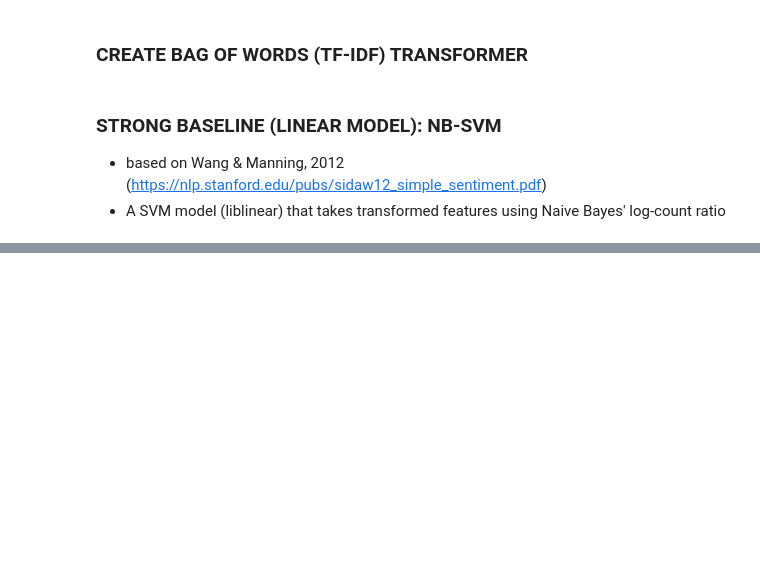
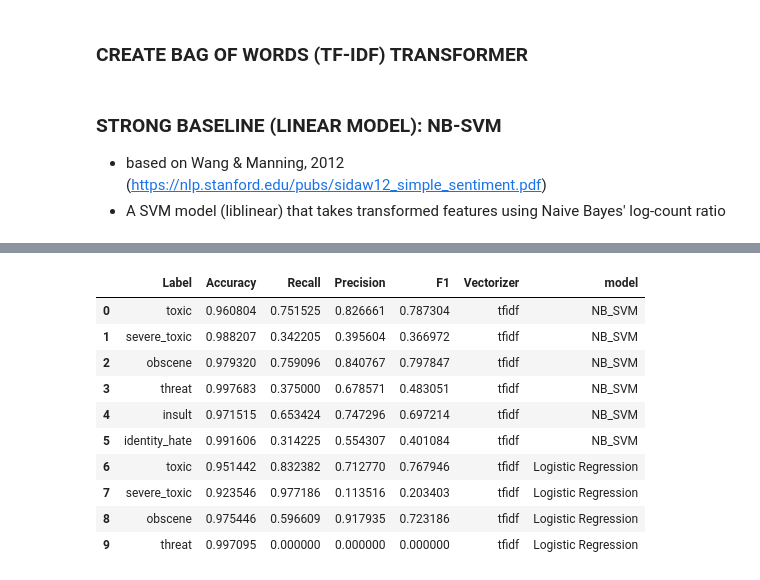
Before and after one commit to guolin1/NLP_ToxicCommentClassification, a Jupyter notebook: notebooks/2_tfidf.ipynb, the cells around one changed output, grey strips where cells are left out. Saved outputs shown, nothing was run; the diff lists cells and outputs as text; code cells hidden in the pictures; blank space fills up the shorter version.

Commit message:
reran and saved results

```diff
--- a/notebooks/2_tfidf.ipynb
+++ b/notebooks/2_tfidf.ipynb
@@ -31,6 +33,8 @@ tfidf = TfidfVectorizer(ngram_range=(1,2),
 
 X_train = tfidf.fit_transform(train['comment_text'])      # vectorized train x
 X_valid = tfidf.transform(valid['comment_text'])          # vectorized valid x
+# %%
+results = pd.DataFrame(columns=['Label','Accuracy', 'Recall', 'Precision', 'F1', 'Vectorizer', 'model'])
 # %% [markdown]
 ### STRONG BASELINE (LINEAR MODEL): NB-SVM
 - based on Wang & Manning, 2012 (https://nlp.stanford.edu/pubs/sidaw12_simple_sentiment.pdf)
@@ -102,14 +94,0 @@ Results for identity_hate comments: Accuracy - 0.42; Precision - 0.02; Recall -
-# %%
-for label in labels:
-    # Create & Fit model
-    m = LinearSVC(class_weight='balanced')
-    m.fit(X_train, train[label])
-    # Get predictions
-    preds = m.predict(X_valid)
-    # Evaluate predictions
-    print('Results for {0} comments: Accuracy - {1:.2f}; Precision - {2:.2f}; Recall - {3:.2f}; F1 - {4:.2f}'.format(
-                                    label,
-                                    accuracy_score(valid[label], preds),
-                                    precision_score(valid[label], preds),
-                                    recall_score(valid[label], preds),
-                                    f1_score(valid[label], preds)))
@@ -125,16 +94,0 @@ Results for identity_hate comments: Accuracy - 0.99; Precision - 0.51; Recall -
-# %%
-for label in labels:
-    # Create & Fit model
-    m = XGBClassifier(n_estimators=100,
-                      scale_pos_weight= sum(train[label]==0) / sum(train[label]==1),
-                      n_jobs=-1)
-    m.fit(X_train, train[label])
-    # Get predictions
-    preds = m.predict(X_valid)
-    # Evaluate predictions
-    print('Results for {0} comments: Accuracy - {1:.2f}; Precision - {2:.2f}; Recall - {3:.2f}; F1 - {4:.2f}'.format(
-                                    label,
-                                    accuracy_score(valid[label], preds),
-                                    precision_score(valid[label], preds),
-                                    recall_score(valid[label], preds),
-                                    f1_score(valid[label], preds)))
@@ -147,0 +164,14 @@ Results for identity_hate comments: Accuracy - 0.98; Precision - 0.25; Recall -
+# %%
+results.head(10)
+# %% [output]
+|  | Label | Accuracy | Recall | Precision | F1 | Vectorizer | model |
+| 0 | toxic | 0.960804 | 0.751525 | 0.826661 | 0.787304 | tfidf | NB_SVM |
+| 1 | severe_toxic | 0.988207 | 0.342205 | 0.395604 | 0.366972 | tfidf | NB_SVM |
+| 2 | obscene | 0.979320 | 0.759096 | 0.840767 | 0.797847 | tfidf | NB_SVM |
+| 3 | threat | 0.997683 | 0.375000 | 0.678571 | 0.483051 | tfidf | NB_SVM |
+| 4 | insult | 0.971515 | 0.653424 | 0.747296 | 0.697214 | tfidf | NB_SVM |
+| 5 | identity_hate | 0.991606 | 0.314225 | 0.554307 | 0.401084 | tfidf | NB_SVM |
+| 6 | toxic | 0.951442 | 0.832382 | 0.712770 | 0.767946 | tfidf | Logistic Regression |
+| 7 | severe_toxic | 0.923546 | 0.977186 | 0.113516 | 0.203403 | tfidf | Logistic Regression |
+| 8 | obscene | 0.975446 | 0.596609 | 0.917935 | 0.723186 | tfidf | Logistic Regression |
+| 9 | threat | 0.997095 | 0.000000 | 0.000000 | 0.000000 | tfidf | Logistic Regression |
```
Also changed, not shown: parts of 11 cells of this notebook, 7 other files.
